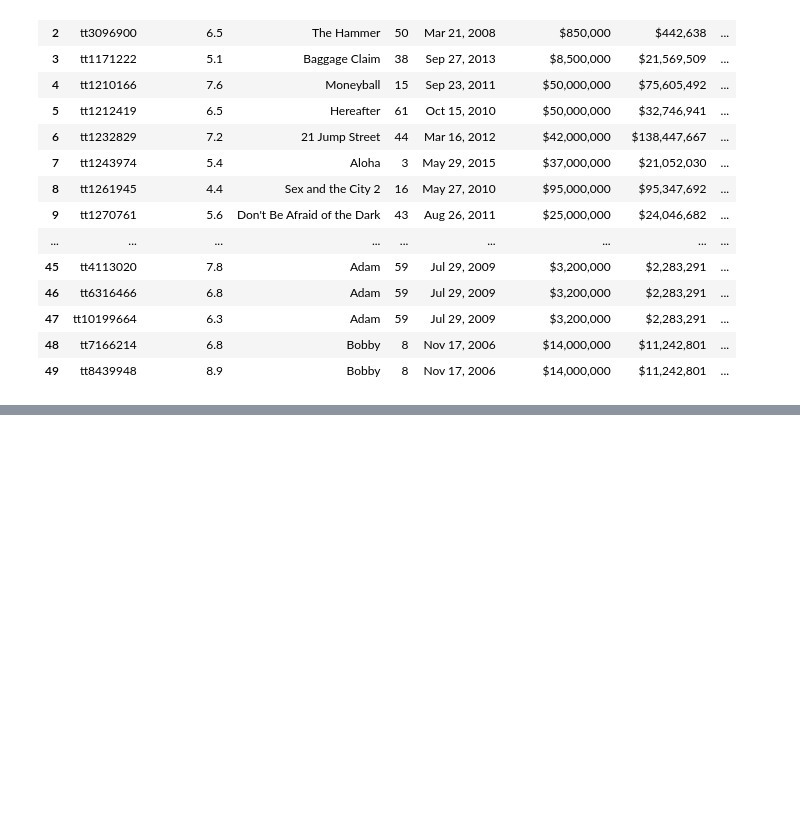
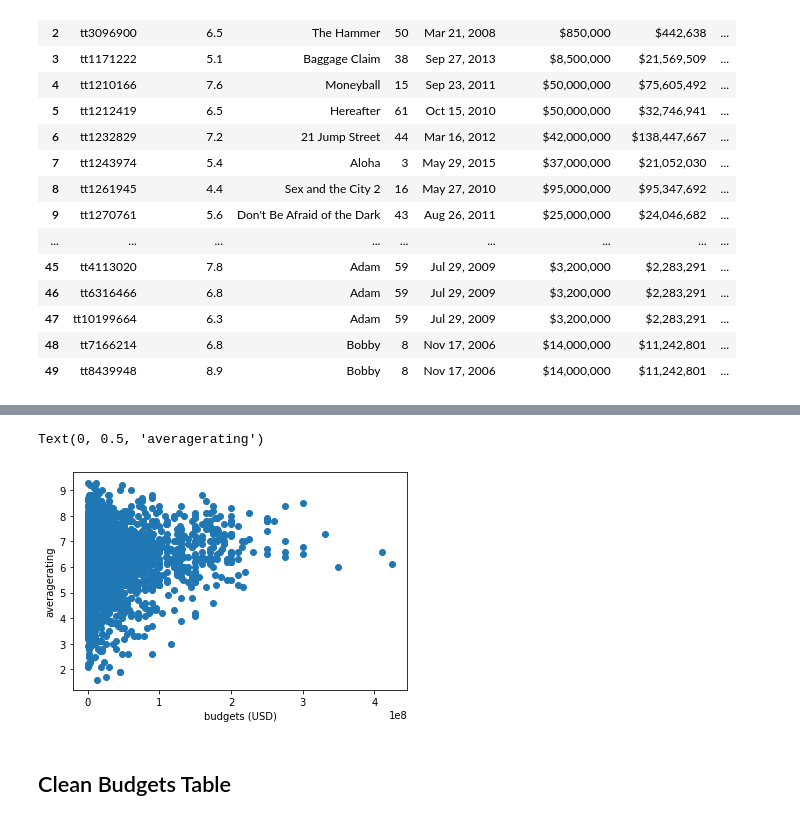
Before and after one commit to learn-co-curriculum/dsc-phase-1-project-v2-4, a Jupyter notebook: Yue_copy.ipynb, the cells around one changed output, grey strips where cells are left out. Saved outputs shown, nothing was run; the diff lists cells and outputs as text; code cells hidden in the pictures; blank space fills up the shorter version.

Commit message:
updating Yue jupyter notebook with some clean data

```diff
--- a/Yue_copy.ipynb
+++ b/Yue_copy.ipynb
@@ -208,8 +196,3 @@ memory usage: 271.1+ KB
 # df_budgets.sort_values(by='production_budget')
 # %%
 # df_budgets['production_budget'][0][0]
-# %%
-df_budgets['budgets'] = df_budgets['production_budget'].str.replace('$','').str.replace(',', '').astype(int)
-df_budgets['dom_gross'] = df_budgets['domestic_gross'].str.replace('$','').str.replace(',', '').astype(int)
-# %%
-df_budgets['world_gross'] = df_budgets['worldwide_gross'].str.replace('$','').str.replace(',', '').astype('int64')
@@ -257,0 +239,10 @@ budget_rating_df.head(50)
+# %%
+fig, ax = plt.subplots()
+ax.scatter(x=budget_rating_df['budgets'], y=budget_rating_df['averagerating'])
+ax.set_xlabel('budgets (USD)')
+ax.set_ylabel('averagerating')
+# %% [output]
+Text(0, 0.5, 'averagerating')
+[figure, added]
+# %% [markdown]
+## Clean Budgets Table
```
Also changed, not shown: parts of 17 cells of this notebook.
